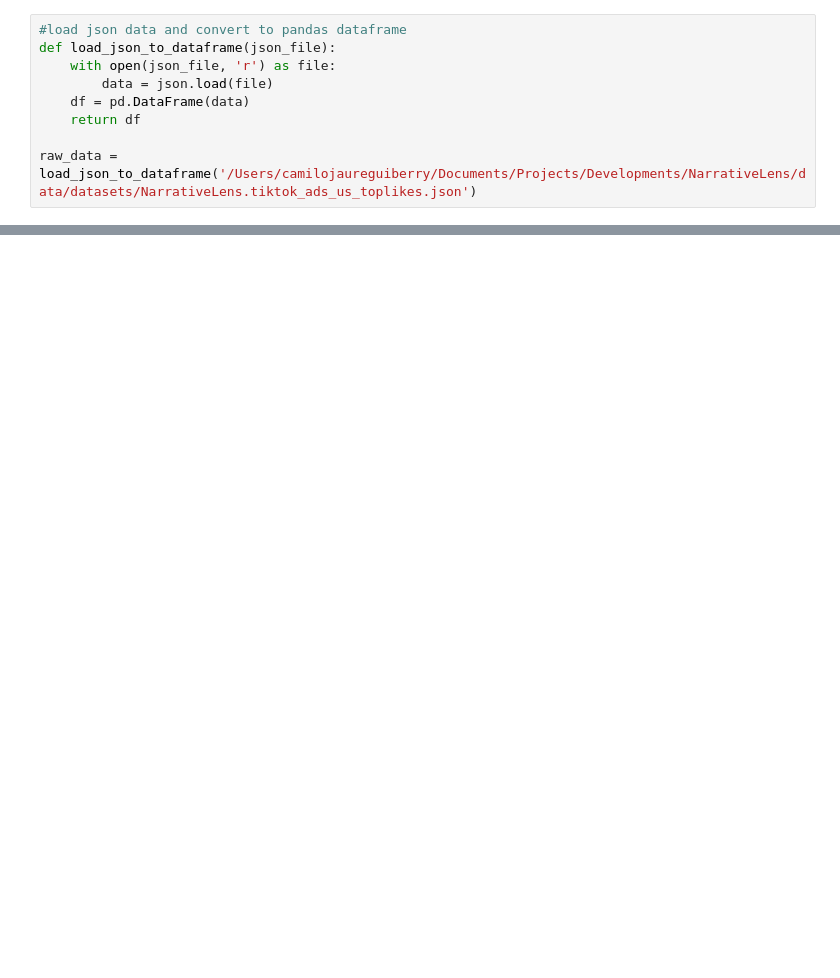
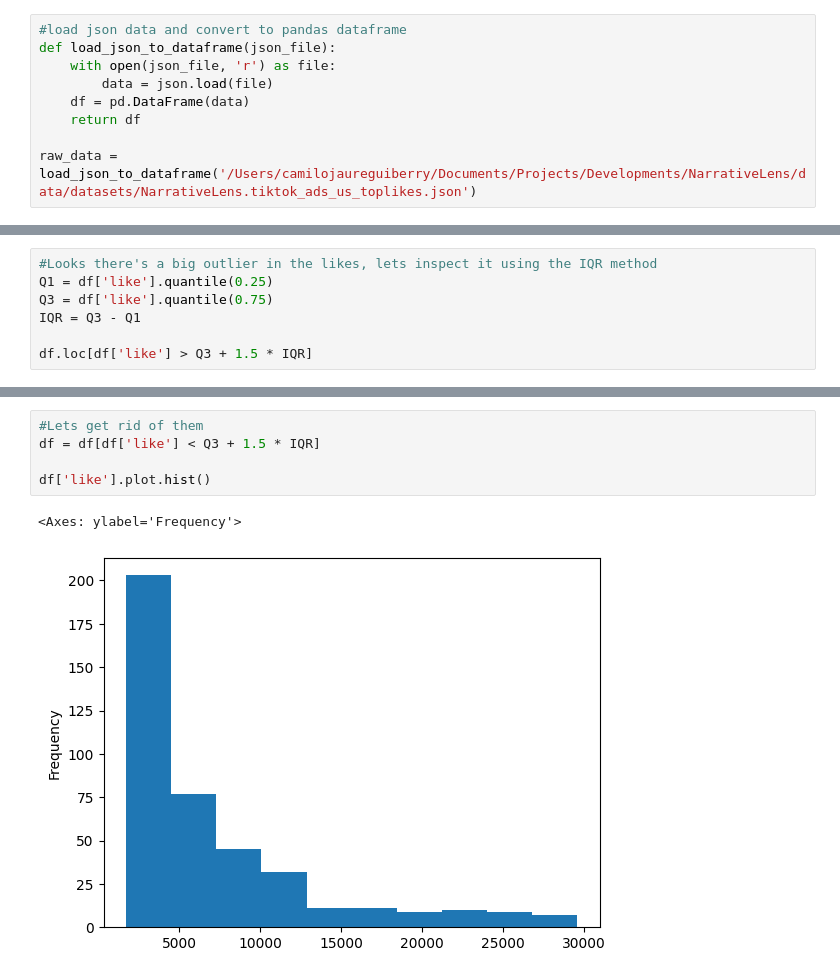
Before and after one commit to camilojaure/NarrativeLens, a Jupyter notebook: src/modeling/regression.ipynb, the cells around one changed output, grey strips where cells are left out. Saved outputs shown, nothing was run; the diff lists cells and outputs as text; blank space fills up the shorter version.

```diff
--- a/src/modeling/regression.ipynb
+++ b/src/modeling/regression.ipynb
@@ -36,0 +281,7 @@ raw_data.head()
+# %%
+#Looks there's a big outlier in the likes, lets inspect it using the IQR method
+Q1 = df['like'].quantile(0.25)
+Q3 = df['like'].quantile(0.75)
+IQR = Q3 - Q1
+
+df.loc[df['like'] > Q3 + 1.5 * IQR]
@@ -36,0 +302,8 @@ raw_data.head()
+# %%
+#Lets get rid of them
+df = df[df['like'] < Q3 + 1.5 * IQR]
+
+df['like'].plot.hist()
+# %% [output]
+<Axes: ylabel='Frequency'>
+[figure, added]
```
Also changed, not shown: parts of 36 cells of this notebook.
